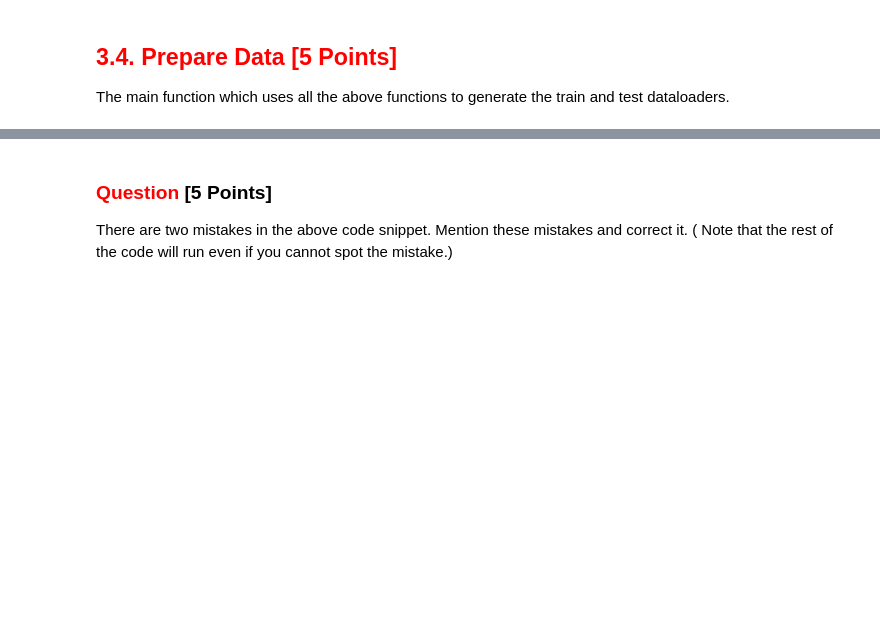
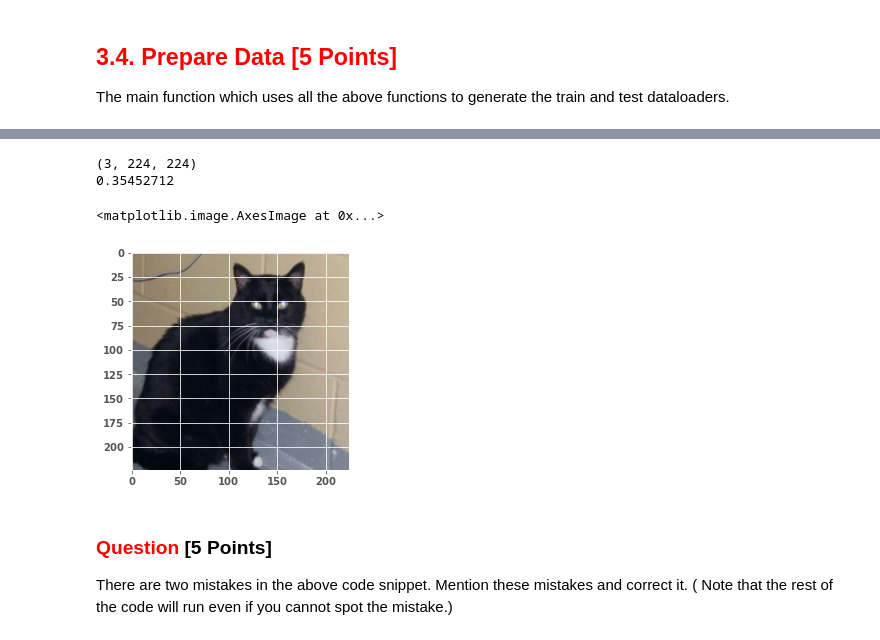
Before and after one commit to half-glass/deep_week5, a Jupyter notebook: Data_and_Pipeline_Check.ipynb, the cells around one changed output, grey strips where cells are left out. Drawn from its saved outputs; the diff is of its cells as text; code cells hidden in the pictures; blank space fills up the shorter version.

```diff
--- a/Data_and_Pipeline_Check.ipynb
+++ b/Data_and_Pipeline_Check.ipynb
@@ -240,15 +234,28 @@ def get_mean_std(data_root, num_workers=4):
     mean = 0.
     std = 0.
 
+    i = 0
     for images, _ in loader:
+        i += 1
+        if (i == 1):
+            print(images.shape)
+
         batch_samples = images.size(0) # batch size (the last batch can have smaller size!)
         images = images.view(batch_samples, images.size(1), -1)
+
+        if (i == 1):
+            print(images.shape)
+            print(images.mean(2))
+            print(images.mean(2).sum(0))
+
         mean += images.mean(2).sum(0)
         std += images.std(2).sum(0)
 
     mean /= len(loader.dataset)
     std /= len(loader.dataset)
 
+    print(i)
+    print(len(loader.dataset))
     print('mean: {}, std: {}'.format(mean, std))
 
     return mean, std
@@ -323,3 +334,5 @@ def get_data(batch_size, data_root, num_workers=4, data_augmentation=False):
                               num_workers=num_workers)
 
     return train_loader, test_loader
+# %%
+trl, tel = get_data(1, './cat-dog-panda')
@@ -326,3 +357,18 @@ def get_data(batch_size, data_root, num_workers=4, data_augmentation=False):
+# %%
+zz, yy = next(iter(trl))
+# %%
+zzz = zz[0]
+znp = zzz.numpy()
+print(znp.shape)
+zn = (znp - znp.min()) / (znp.max() - znp.min())
+print(zn.mean())
+plt.imshow(zn.transpose(1, 2, 0))
+#plt.show()
+# %% [output]
+(3, 224, 224)
+0.35452712
+<matplotlib.image.AxesImage at 0x...>
+[figure, added]
 # %% [markdown]
 ### <font style="color:red">Question </font>[5 Points]
 There are two mistakes in the above code snippet. Mention these mistakes and correct it. ( Note that the rest of the code will run even if you cannot spot the mistake.)
```
Also changed, not shown: parts of 16 cells of this notebook.
